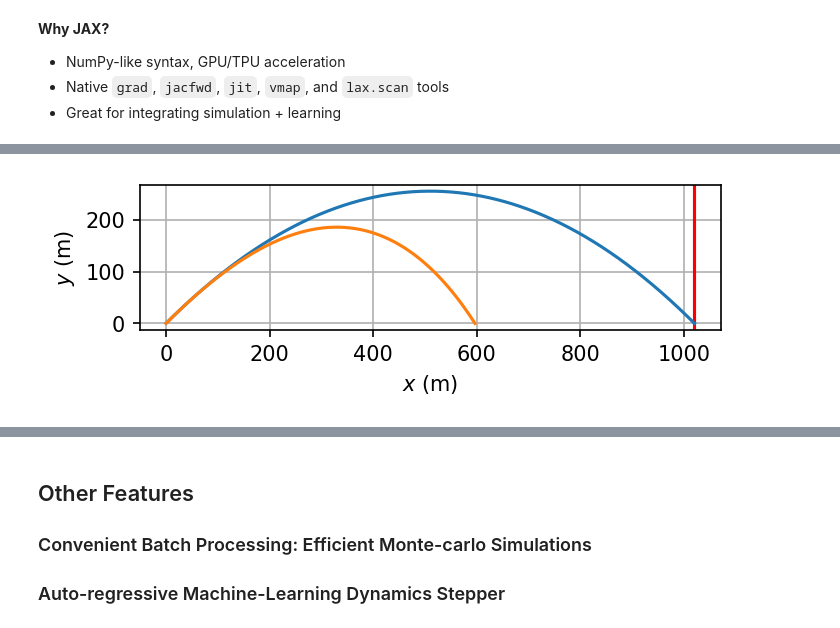
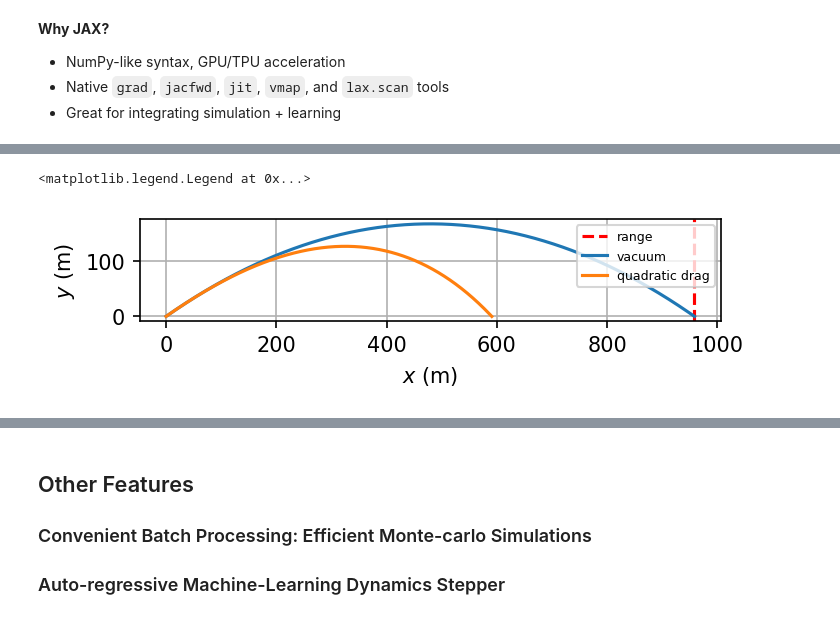
Before and after one commit to JeremyPohly/diffphys, a Jupyter notebook: ballistics.ipynb, the cells around one changed output, grey strips where cells are left out. Saved outputs shown, nothing was run; the diff lists cells and outputs as text; code cells hidden in the pictures.

```diff
--- a/ballistics.ipynb
+++ b/ballistics.ipynb
@@ -145,34 +83,42 @@ $$
 # %%
+import jax
+import jax.numpy as jnp
 from stepper import BallisticStepper
 from rollout import rollout
 
-stepper_vac = BallisticStepper(cd=0.0)
-stepper_atm = BallisticStepper(cd=0.001)
+# Create two steppers with different drag coefficients.
+# One for a vacuum (no drag) and one for an atmosphere (with drag).
+stepper_vac = BallisticStepper(cd=0.0, dt=0.005)
+stepper_atm = BallisticStepper(cd=0.001, dt=0.005)
 
-n_steps = 5_000
+# Define initial conditions:
 v_mag_0 = 100.0
-theta_0 = jnp.deg2rad(45.0)
-x_dot_0 = v_mag_0 * jnp.cos(theta_0)
-y_dot_0 = v_mag_0 * jnp.sin(theta_0)
+theta_0 = jnp.deg2rad(35.0)
+# Initial velocity in the x and y directions:
+x_dot_0, y_dot_0 = [v_mag_0 * jnp.cos(theta_0), v_mag_0 * jnp.sin(theta_0)]
 
 # Construct the initial state:
 state_0 = jnp.array([0.0, 0.0, x_dot_0, y_dot_0])
 
-trj_vac = rollout(stepper_vac, n_steps, include_init=True)(state_0)
-trj_atm = rollout(stepper_atm, n_steps, include_init=True)(state_0)
+# Create the trajectories by unrolling the steppers
+trj_vac = rollout(stepper_vac, n_steps=5_000, include_init=True)(state_0)
+trj_atm = rollout(stepper_atm, n_steps=5_000, include_init=True)(state_0)
 # %%
+# Plot
 import matplotlib.pyplot as plt
 
 fig = plt.figure(figsize=(5,5), dpi=150)
 ax = fig.add_subplot(111)
 ax.set_aspect("equal")
 
 xf = lambda theta, v_mag: v_mag**2 * jnp.sin(2. * theta) / 9.81
-ax.axvline(xf(theta_0, v_mag_0), c='r')
+ax.axvline(xf(theta_0, v_mag_0), c="r", ls="--", label="range")
 ax.plot(trj_vac[:,0], trj_vac[:,1], label="vacuum")
 ax.plot(trj_atm[:,0], trj_atm[:,1], label="quadratic drag")
 ax.set_xlabel(r"$x$ (m)")
 ax.set_ylabel(r"$y$ (m)")
 ax.grid()
+ax.legend(fontsize=6)
 # %% [output]
+<matplotlib.legend.Legend at 0x...>
-[figure, old version]
+[figure, new version]
```
Also changed, not shown: parts of 27 cells of this notebook, 1 other file.
